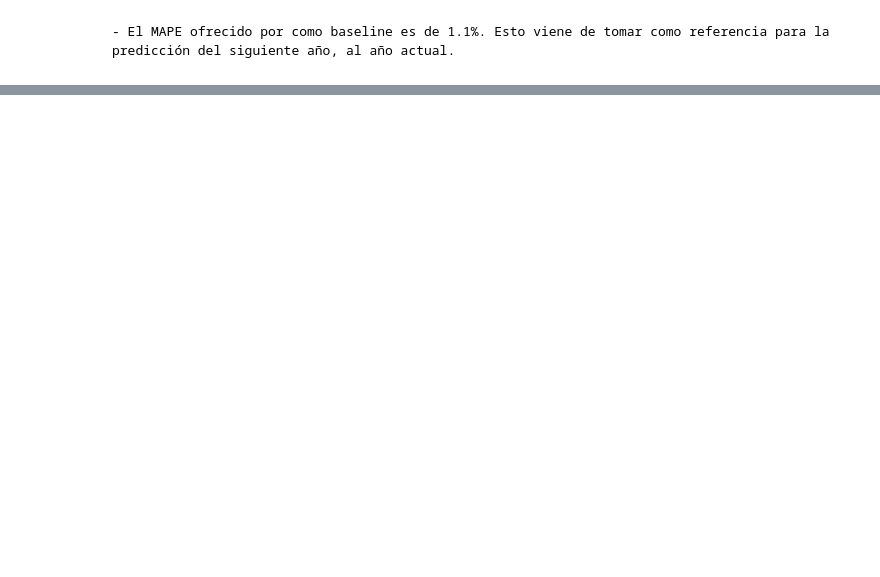
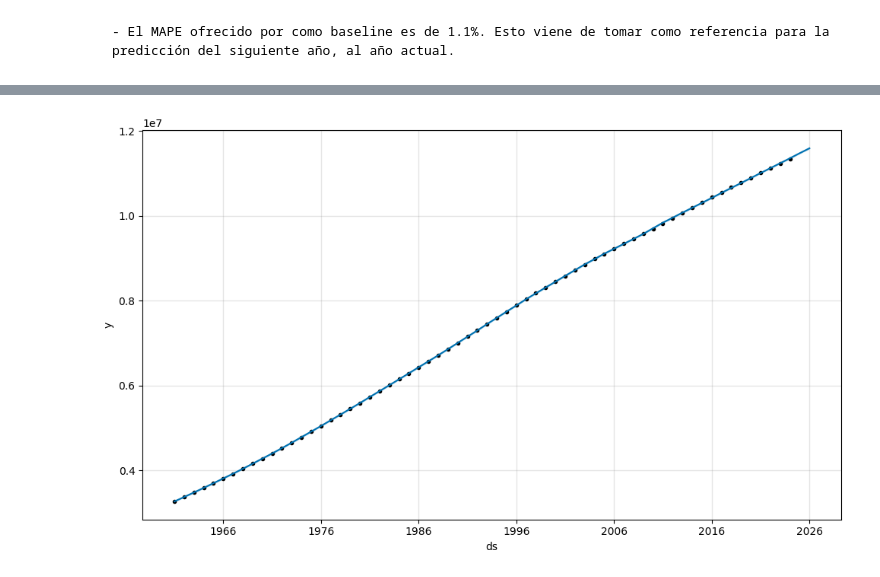
Before and after one commit to ngcarvajall/Accidentes_mortales_RD, a Jupyter notebook: Notebooks/Población/5_Modelo_3.ipynb, the cells around one changed output, grey strips where cells are left out. Saved outputs shown, nothing was run; the diff lists cells and outputs as text; code cells hidden in the pictures; blank space fills up the shorter version.

```diff
--- a/Notebooks/Población/5_Modelo_3.ipynb
+++ b/Notebooks/Población/5_Modelo_3.ipynb
@@ -236,3 +221,7 @@ RMSE: 5247.101222229977
+# %%
+fig1 = m.plot(forecast)
+# %% [output]
+[figure, added]
 # %%
 from prophet.plot import plot_plotly, plot_components_plotly
 
```
Also changed, not shown: parts of 12 cells of this notebook, 9 other files.
